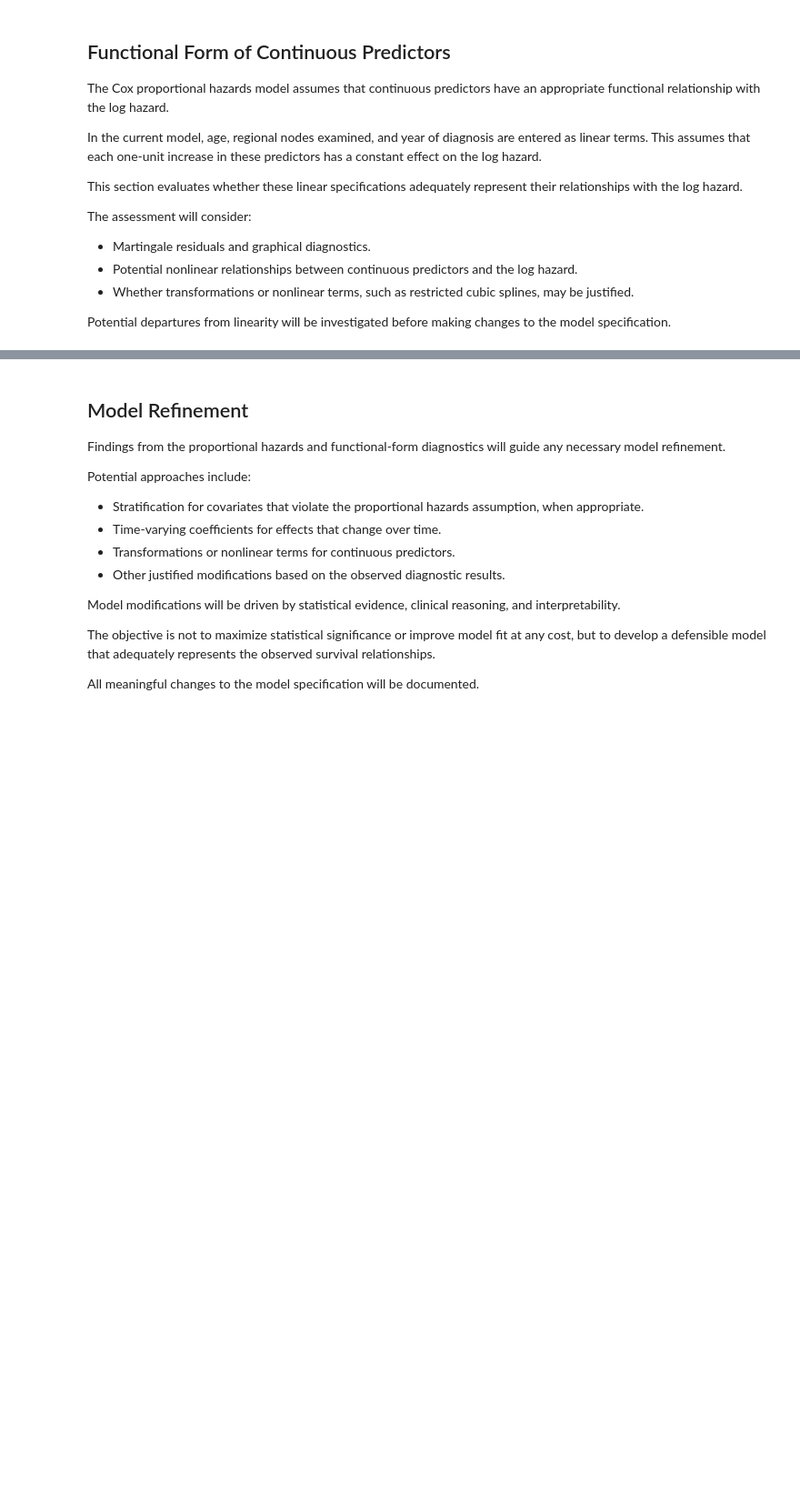
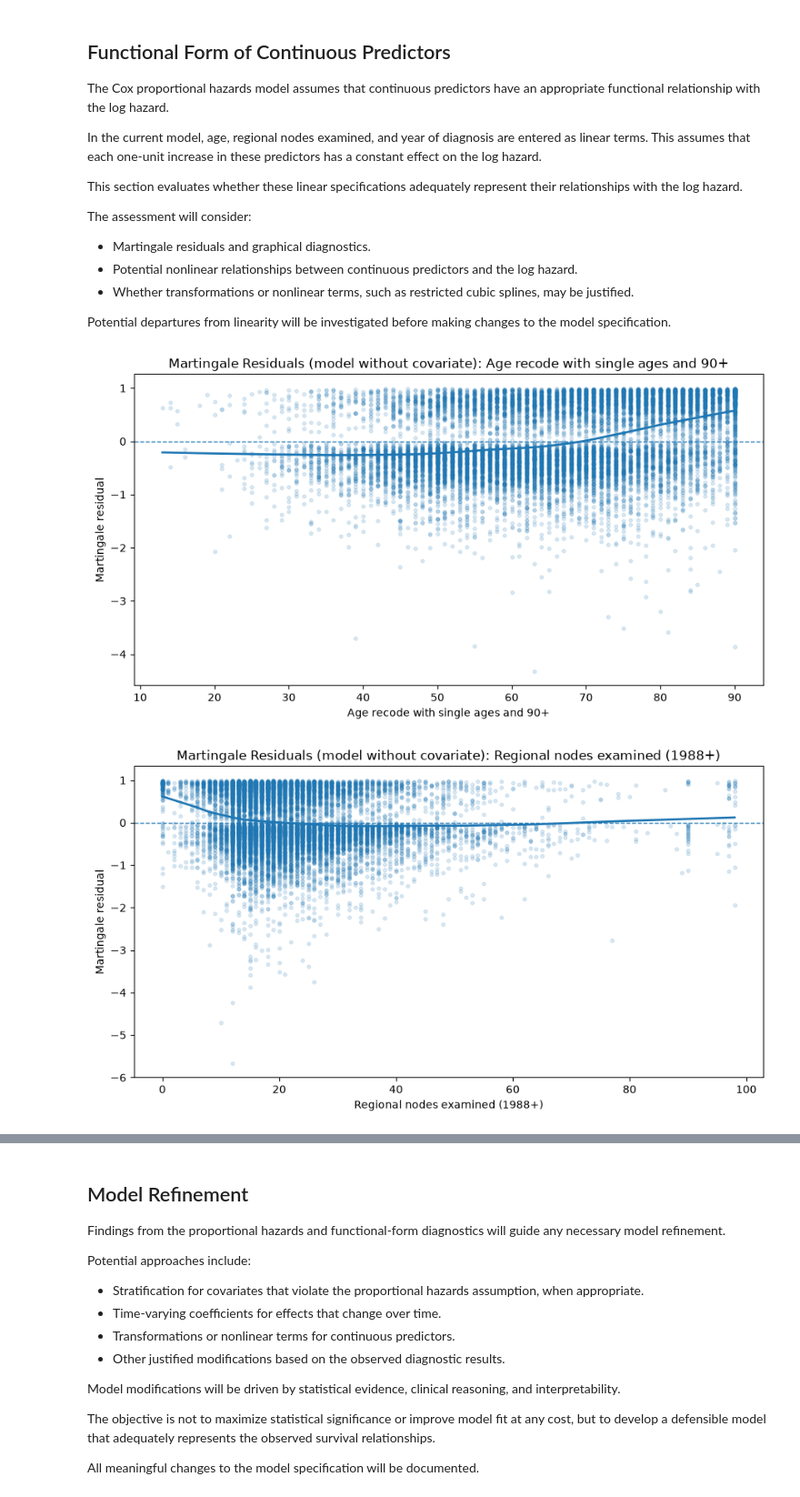
Before and after one commit to williamervin7/oncology-survival-simulation, a Jupyter notebook: notebooks/cox_model.ipynb, the cells around one changed output, grey strips where cells are left out. Shown at 91% size. Cells and saved outputs as stored; diff of their text form; code cells hidden in the pictures; blank space fills up the shorter version.

```diff
--- a/notebooks/cox_model.ipynb
+++ b/notebooks/cox_model.ipynb
@@ -370,3 +370,38 @@ The assessment will consider:
 - Whether transformations or nonlinear terms, such as restricted cubic splines, may be justified.
 
 Potential departures from linearity will be investigated before making changes to the model specification.
+# %%
+# Continuous predictors evaluated for functional form
+continuous_covariates = [
+    "Age recode with single ages and 90+",
+    "Regional nodes examined (1988+)",
+    "Year of diagnosis",
+]
+
+def martingale_residual_plot(data, covariate, duration_col="Time", event_col="Event", frac=0.40):
+    """
+    Martingale residuals from a model that EXCLUDES `covariate`, plotted against `covariate`.
+    A LOWESS curve that is flat around zero supports no missing functional form; curvature
+    suggests the covariate needs a nonlinear term. (Therneau, Grambsch & Fleming, 1990.)
+    """
+    reduced = data.drop(columns=[covariate])
+    m = CoxPHFitter().fit(reduced, duration_col=duration_col, event_col=event_col)
+    res = m.compute_residuals(reduced, kind="martingale")["martingale"]
+    x = data.loc[res.index, covariate]
+
+    fig, ax = plt.subplots(figsize=(9, 5))
+    ax.scatter(x, res, alpha=0.15, s=10)
+    smooth = sm.nonparametric.lowess(res, x, frac=frac, return_sorted=True)
+    ax.plot(smooth[:, 0], smooth[:, 1], linewidth=2)
+    ax.axhline(0, linestyle="--", linewidth=1)
+    ax.set_title(f"Martingale Residuals (model without covariate): {covariate}")
+    ax.set_xlabel(covariate)
+    ax.set_ylabel("Martingale residual")
+    plt.tight_layout()
+    plt.show()
+
+for cov in continuous_covariates:
+    martingale_residual_plot(cox_data, cov)
+# %% [output]
+[figure, added]
+[figure, added]
```
Also changed, not shown: parts of 5 cells of this notebook.
